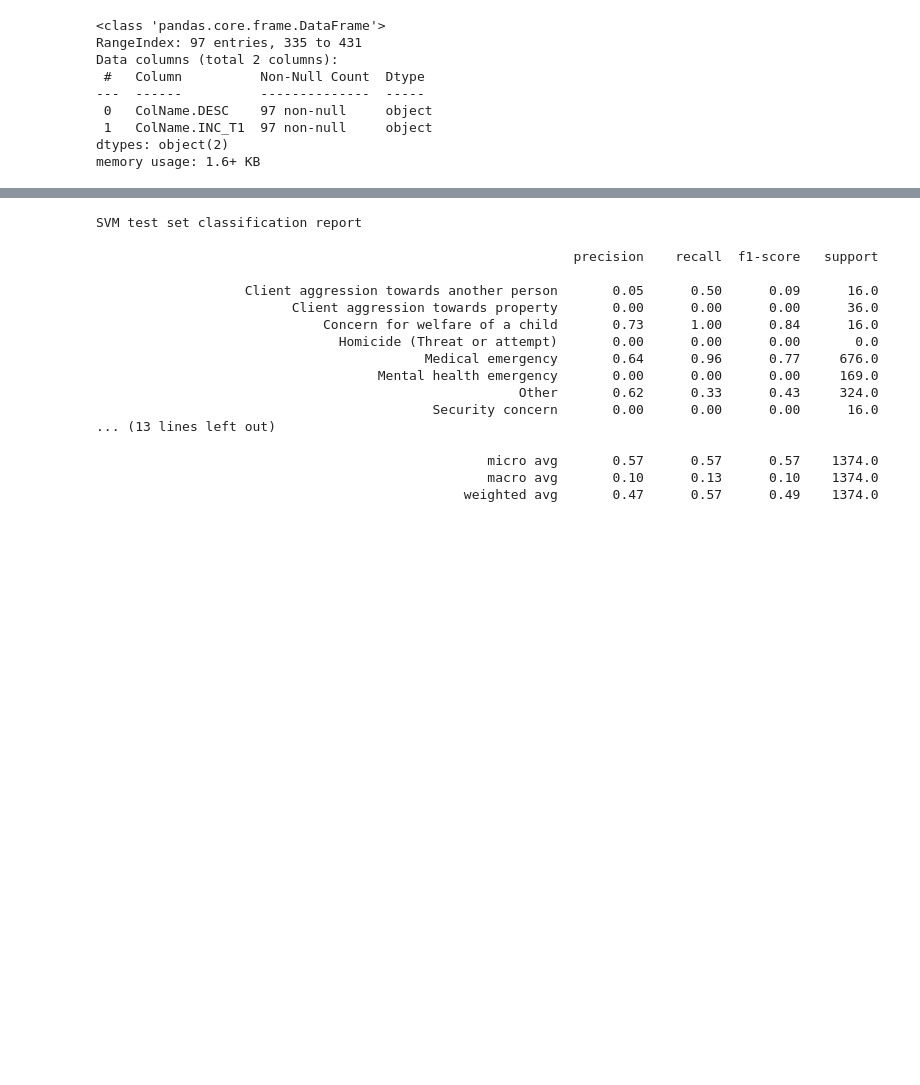
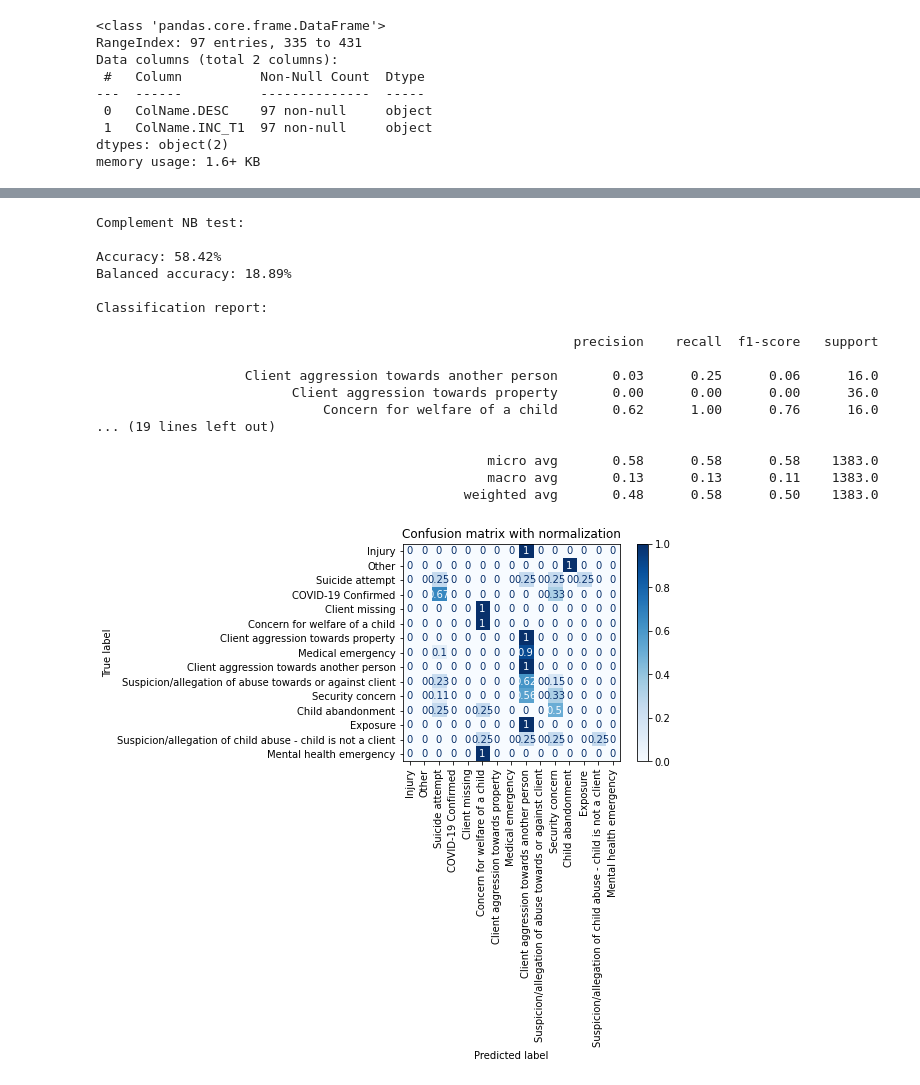
Before and after one commit to Code-the-Change-YYC/YW-NLP-Report-Classifier, a Jupyter notebook: training/description_classification/new_data_training.ipynb, the cells around one changed output, grey strips where cells are left out. Cells and saved outputs as stored; diff of their text form; code cells hidden in the pictures; blank space fills up the shorter version.

```diff
--- a/training/description_classification/new_data_training.ipynb
+++ b/training/description_classification/new_data_training.ipynb
@@ -203,30 +139,22 @@ Complement NB test set classification report
-# %%
-predicted_test = svm.predict(X_test)
-print("SVM test set classification report\n")
-print(
-    classification_report(
-        y_test,
-        predicted_test,
-        labels=labels,
-        sample_weight=weight_test,
-        target_names=labels,
-    )
-)
-# %% [output]
-SVM test set classification report
-
-                                                             precision    recall  f1-score   support
-
-                   Client aggression towards another person       0.05      0.50      0.09      16.0
-                         Client aggression towards property       0.00      0.00      0.00      36.0
-                             Concern for welfare of a child       0.73      1.00      0.84      16.0
-                               Homicide (Threat or attempt)       0.00      0.00      0.00       0.0
-                                          Medical emergency       0.64      0.96      0.77     676.0
-                                    Mental health emergency       0.00      0.00      0.00     169.0
-                                                      Other       0.62      0.33      0.43     324.0
-                                           Security concern       0.00      0.00      0.00      16.0
-... (13 lines left out)
-
-                                                  micro avg       0.57      0.57      0.57    1374.0
-                                                  macro avg       0.10      0.13      0.10    1374.0
-                                               weighted avg       0.47      0.57      0.49    1374.0
+# %%
+print('Complement NB test:\n')
+utils.show_classification_report(cnb, X_test, y_test, sample_weight=weight_test)
+# %% [output]
+Complement NB test:
+
+Accuracy: 58.42%
+Balanced accuracy: 18.89%
+
+Classification report:
+
+                                                             precision    recall  f1-score   support
+
+                   Client aggression towards another person       0.03      0.25      0.06      16.0
+                         Client aggression towards property       0.00      0.00      0.00      36.0
+                             Concern for welfare of a child       0.62      1.00      0.76      16.0
+... (19 lines left out)
+
+                                                  micro avg       0.58      0.58      0.58    1383.0
+                                                  macro avg       0.13      0.13      0.11    1383.0
+                                               weighted avg       0.48      0.58      0.50    1383.0
+[figure, added]
```
Also changed, not shown: parts of 6 cells of this notebook, 4 other files.
